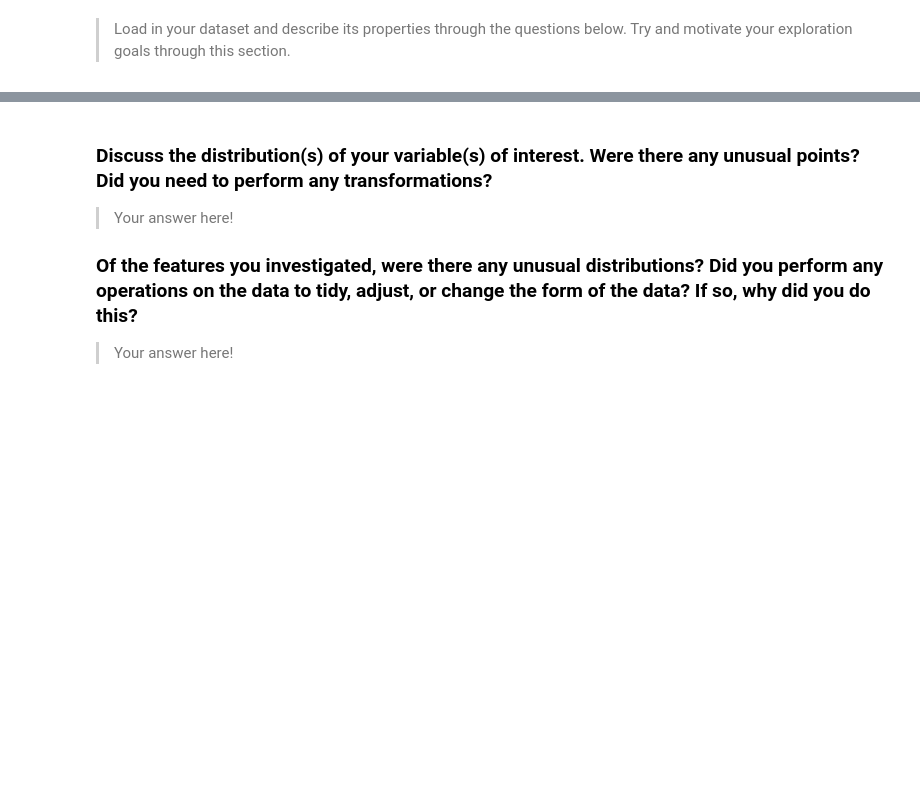
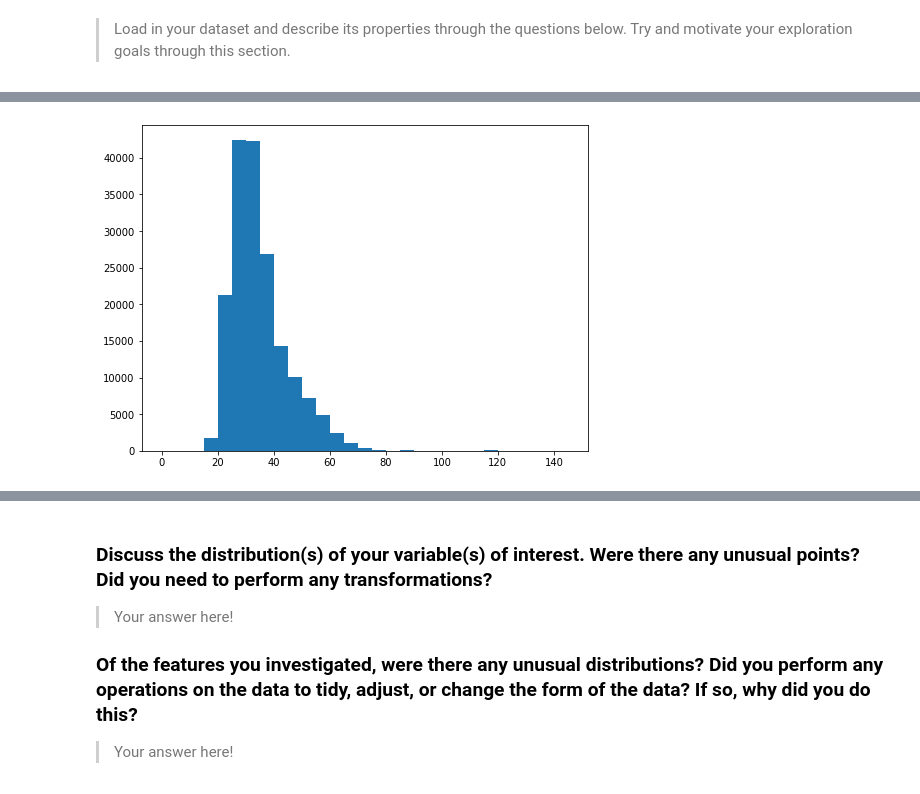
Before and after one commit to PeterBaraka/BayArea-Bike-Share-Analysis, a Jupyter notebook: Part_I_exploration_template.ipynb, the cells around one changed output, grey strips where cells are left out. Saved outputs shown, nothing was run; the diff lists cells and outputs as text; code cells hidden in the pictures; blank space fills up the shorter version.

```diff
--- a/Part_I_exploration_template.ipynb
+++ b/Part_I_exploration_template.ipynb
@@ -38,0 +251,5 @@ import seaborn as sb
+# %%
+# Check Age
+# Add a new column calculating riders' age from 'member_birth_year'
+tripsData['member_age'] = 2019 - tripsData['member_birth_year']
+tripsData.describe()
@@ -38,0 +266,7 @@ import seaborn as sb
+# %%
+# Find the outliers above 100 years old from the age column
+plt.figure(figsize=[8, 6])
+bins = np.arange(0, tripsData['member_age'].max()+5, 5)
+plt.hist(tripsData['member_age'].dropna(), bins=bins)
+# %% [output]
+[figure, added]
```
Also changed, not shown: parts of 41 cells of this notebook, 1 other file.
